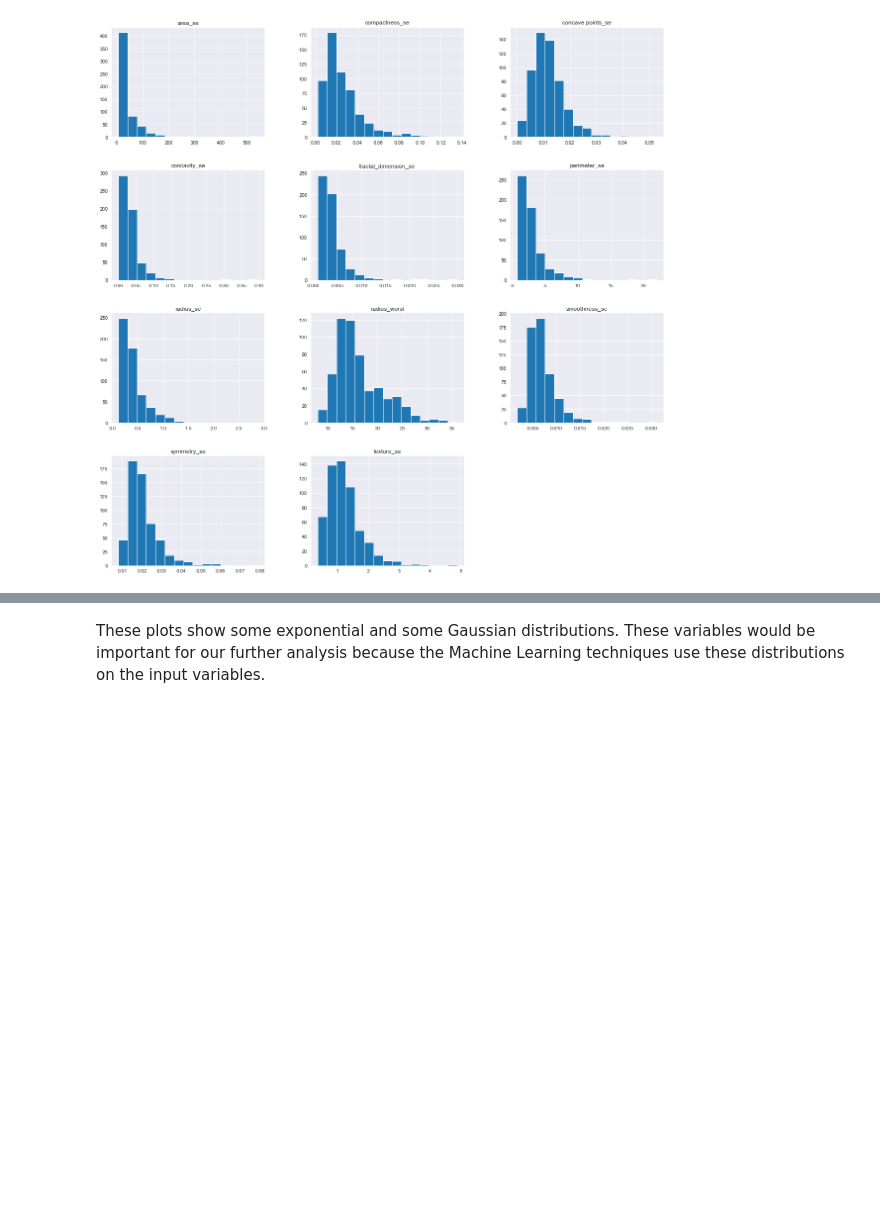
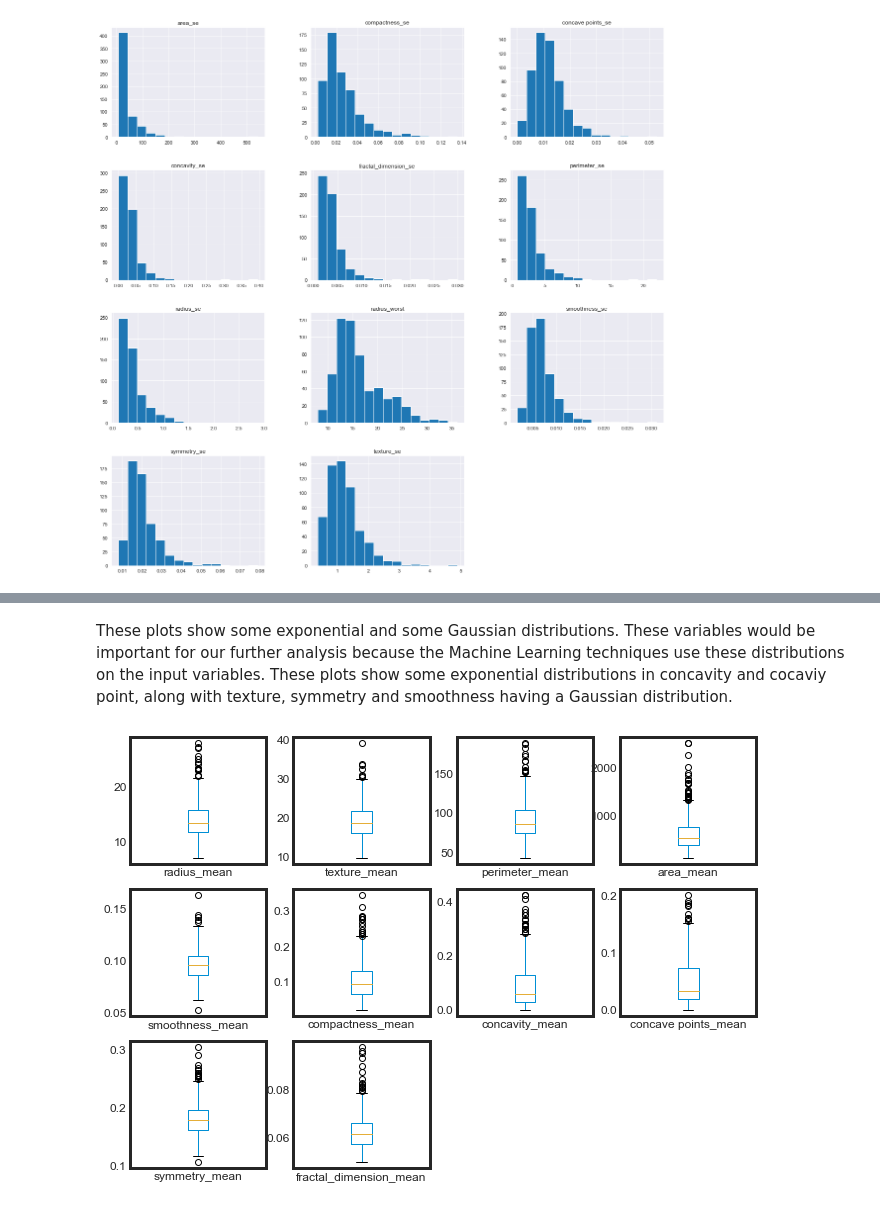
Before and after one commit to shubhramahey/Breast-Cancer-Analysis, a Jupyter notebook: Breast Cancer Analysis.ipynb, the cells around one changed output, grey strips where cells are left out. Cells and saved outputs as stored; diff of their text form; code cells hidden in the pictures; blank space fills up the shorter version.

Commit message:
Added EDA and Pre-Processing of Data along with splitting data into training and testing sets

```diff
--- a/Breast Cancer Analysis.ipynb
+++ b/Breast Cancer Analysis.ipynb
@@ -204,2 +210,2 @@ Index(['perimeter_worst', 'area_worst', 'smoothness_worst',
 # %% [markdown]
-These plots show some exponential and some Gaussian distributions. These variables would be important for our further analysis because the Machine Learning techniques use these distributions on the input variables.
+These plots show some exponential and some Gaussian distributions. These variables would be important for our further analysis because the Machine Learning techniques use these distributions on the input variables. These plots show some exponential distributions in concavity and cocaviy point, along with texture, symmetry and smoothness having a Gaussian distribution.
@@ -205,0 +214,5 @@ These plots show some exponential and some Gaussian distributions. These variabl
+# %%
+#box plot for "_mean" suffix variables in data
+box_plot = data_mean.plot(kind = 'box', subplots = True, layout = (4,4), sharex = False, sharey = False, fontsize = 12)
+# %% [output]
+[figure, added]
```
Also changed, not shown: parts of 26 cells of this notebook.
